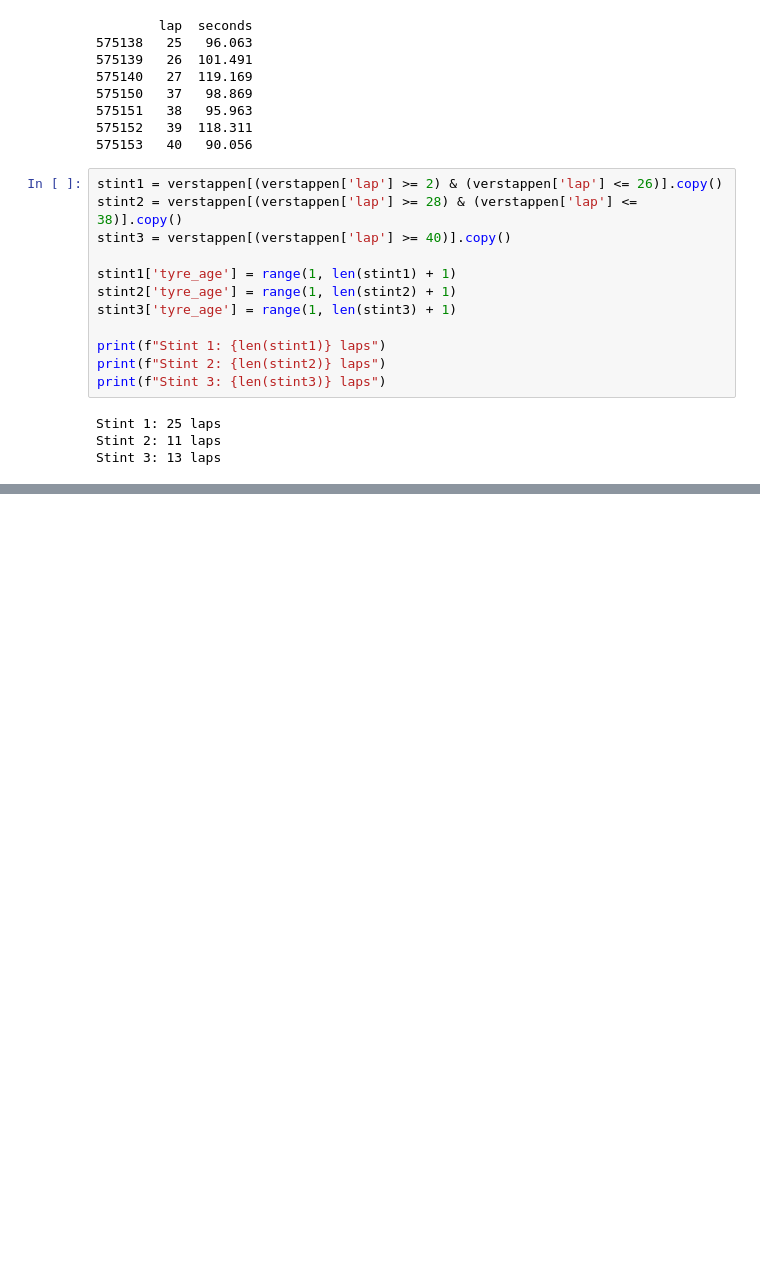
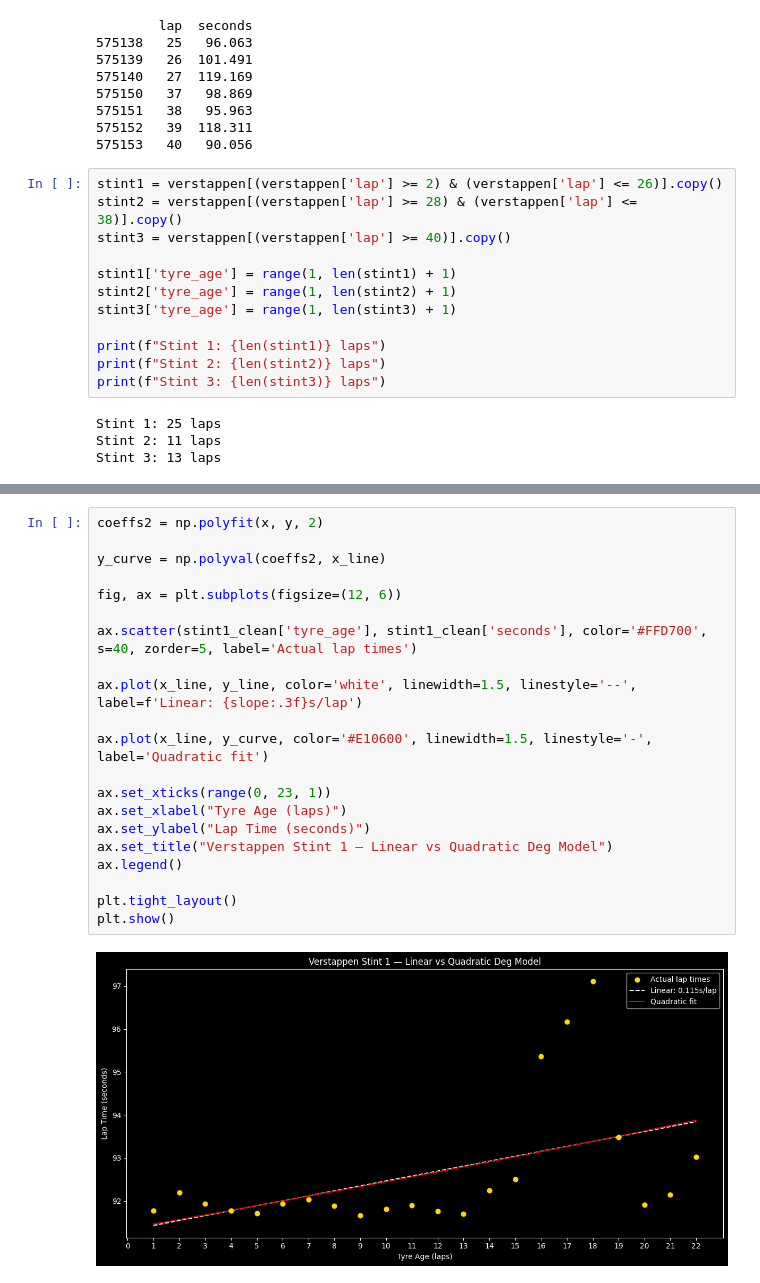
Before and after one commit to Tarun-Tom/road-to-formula, a Jupyter notebook: 02_tyre_degradation.ipynb, the cells around one changed output, grey strips where cells are left out. Drawn from its saved outputs; the diff is of its cells as text; blank space fills up the shorter version.

```diff
--- a/02_tyre_degradation.ipynb
+++ b/02_tyre_degradation.ipynb
@@ -132,0 +265,23 @@ Stint 3: 13 laps
+# %%
+coeffs2 = np.polyfit(x, y, 2)
+
+y_curve = np.polyval(coeffs2, x_line)
+
+fig, ax = plt.subplots(figsize=(12, 6))
+
+ax.scatter(stint1_clean['tyre_age'], stint1_clean['seconds'], color='#FFD700', s=40, zorder=5, label='Actual lap times')
+
+ax.plot(x_line, y_line, color='white', linewidth=1.5, linestyle='--', label=f'Linear: {slope:.3f}s/lap')
+
+ax.plot(x_line, y_curve, color='#E10600', linewidth=1.5, linestyle='-', label='Quadratic fit')
+
+ax.set_xticks(range(0, 23, 1))
+ax.set_xlabel("Tyre Age (laps)")
+ax.set_ylabel("Lap Time (seconds)")
+ax.set_title("Verstappen Stint 1 — Linear vs Quadratic Deg Model")
+ax.legend()
+
+plt.tight_layout()
+plt.show()
+# %% [output]
+[figure, added]
```
Also changed, not shown: parts of 8 cells of this notebook.
